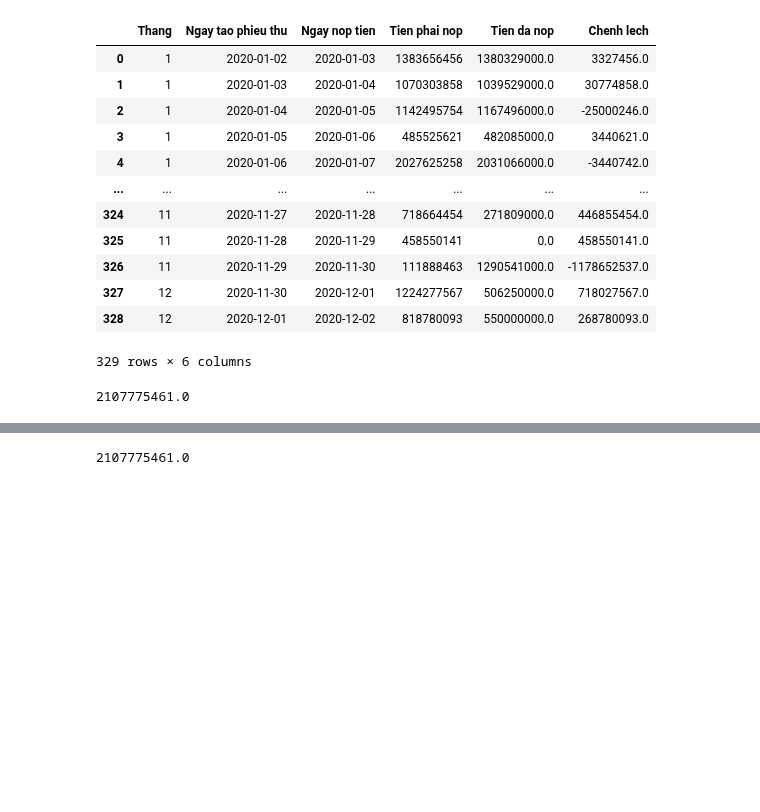
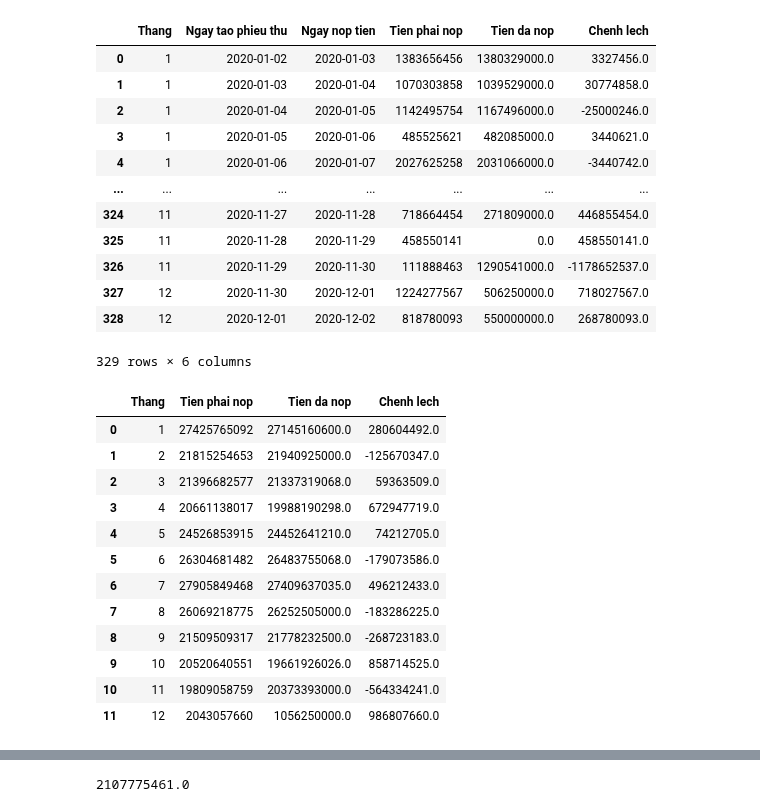
Before and after one commit to tranvietphuoc/notebook, a Jupyter notebook: analyze/COD_Benford.ipynb, the cells around one changed output, grey strips where cells are left out. Cells and saved outputs as stored; diff of their text form; code cells hidden in the pictures; blank space fills up the shorter version.

```diff
--- a/analyze/COD_Benford.ipynb
+++ b/analyze/COD_Benford.ipynb
@@ -323,11 +336,23 @@ data
 # %%
 data_1 = data.groupby(['Thang']).sum()
 data_1.reset_index(inplace=True)
 data_1['Chenh lech'].sum()
 
-# data_1
+data_1
 # %% [output]
-2107775461.0
+|  | Thang | Tien phai nop | Tien da nop | Chenh lech |
+| 0 | 1 | 27425765092 | 27145160600.0 | 280604492.0 |
+| 1 | 2 | 21815254653 | 21940925000.0 | -125670347.0 |
+| 2 | 3 | 21396682577 | 21337319068.0 | 59363509.0 |
+| 3 | 4 | 20661138017 | 19988190298.0 | 672947719.0 |
+| 4 | 5 | 24526853915 | 24452641210.0 | 74212705.0 |
+| 5 | 6 | 26304681482 | 26483755068.0 | -179073586.0 |
+| 6 | 7 | 27905849468 | 27409637035.0 | 496212433.0 |
+| 7 | 8 | 26069218775 | 26252505000.0 | -183286225.0 |
+| 8 | 9 | 21509509317 | 21778232500.0 | -268723183.0 |
+| 9 | 10 | 20520640551 | 19661926026.0 | 858714525.0 |
+| 10 | 11 | 19809058759 | 20373393000.0 | -564334241.0 |
+| 11 | 12 | 2043057660 | 1056250000.0 | 986807660.0 |
 # %%
 # draw...
 fig, ax = plt.subplots()
```
Also changed, not shown: parts of 7 cells of this notebook.
